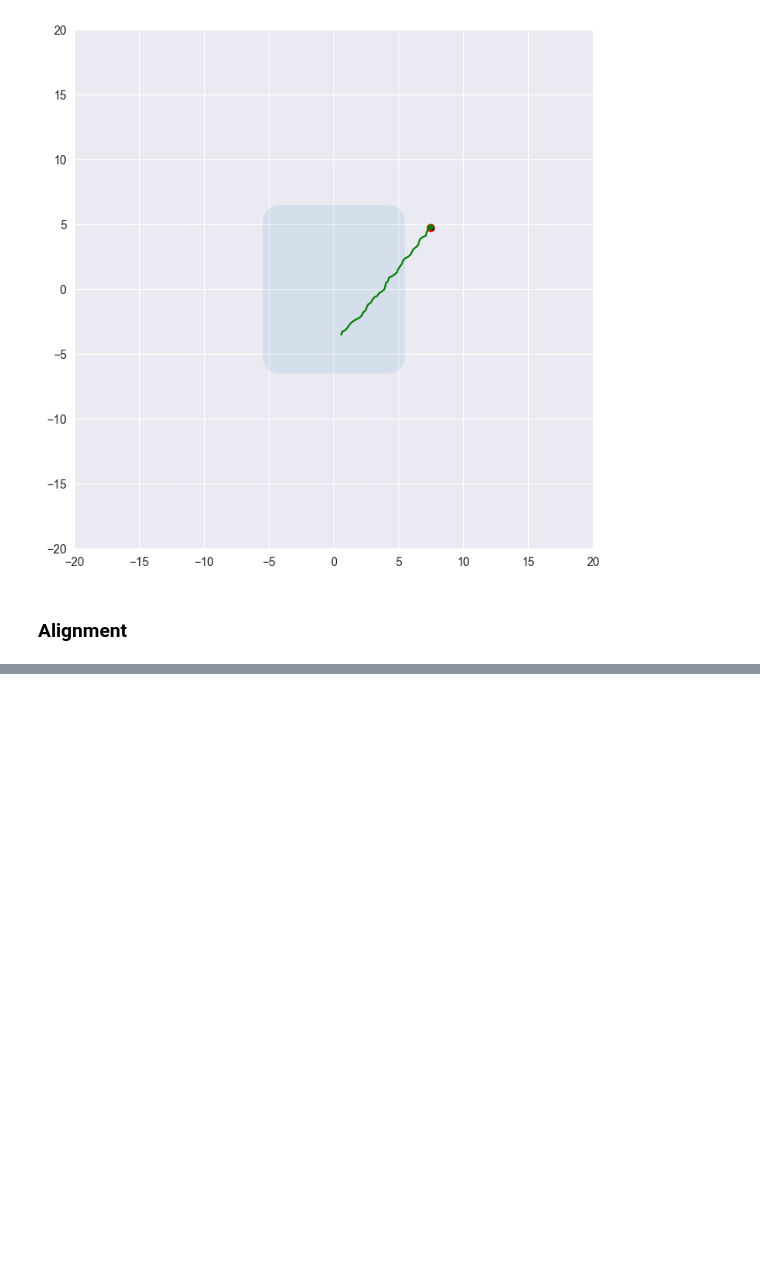
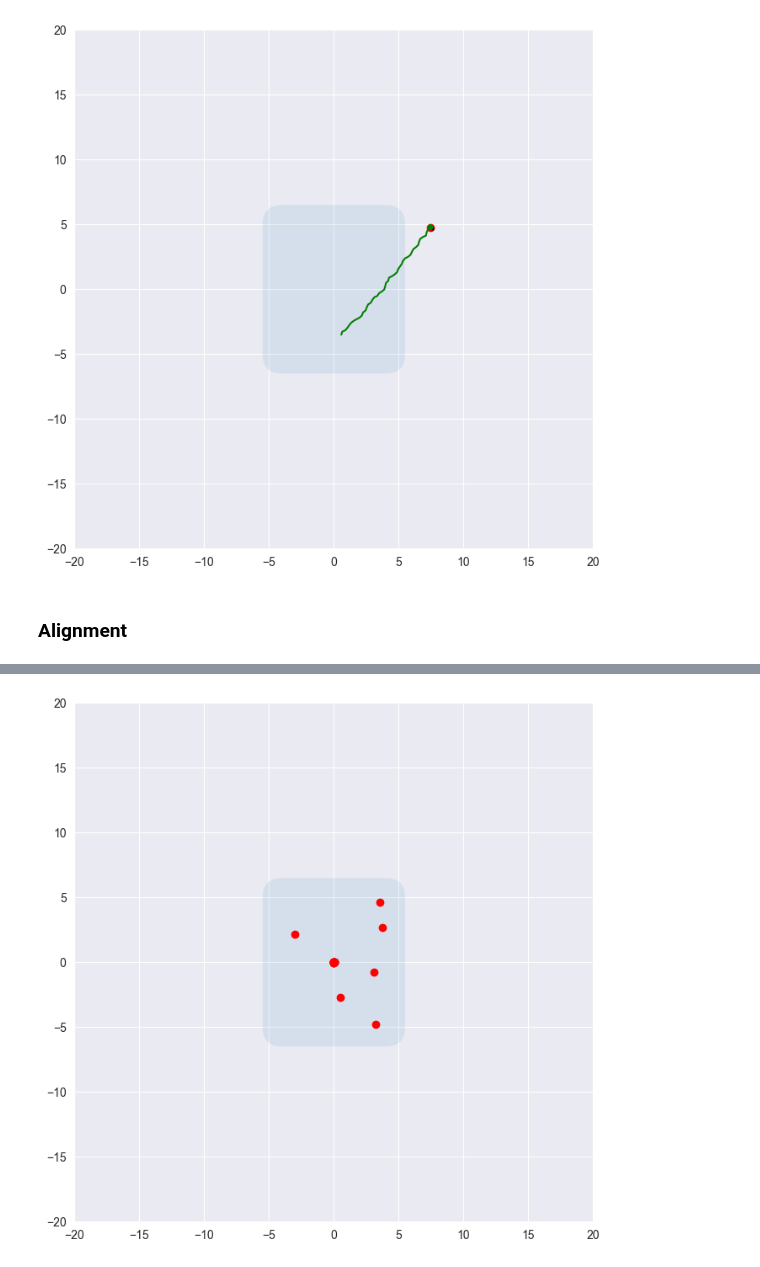
Before and after one commit to jerrymhuang/TogetherFlow, a Jupyter notebook: togetherflow/simulation_test.ipynb, the cells around one changed output, grey strips where cells are left out. Saved outputs shown, nothing was run; the diff lists cells and outputs as text; code cells hidden in the pictures; blank space fills up the shorter version.

```diff
--- a/togetherflow/simulation_test.ipynb
+++ b/togetherflow/simulation_test.ipynb
@@ -143,0 +205,6 @@ al.save('./../media/gif/alignment1.gif', writer=PillowWriter(fps=10))
+# %%
+co = inspect_cohesion_influence(cohesion_sim)
+
+co.save('./../media/gif/cohesion1.gif', writer=PillowWriter(fps=10))
+# %% [output]
+[figure, added]
```
Also changed, not shown: parts of 16 cells of this notebook, 6 other files.
